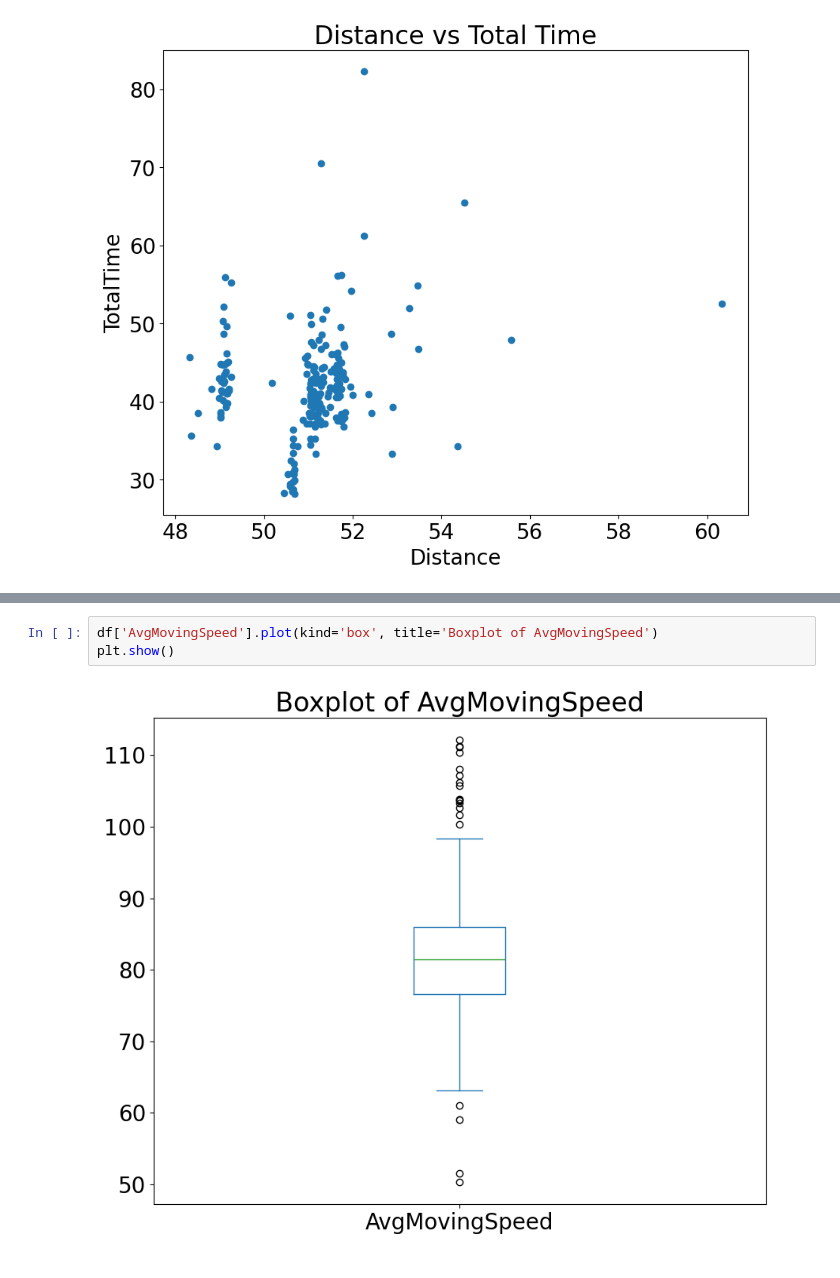
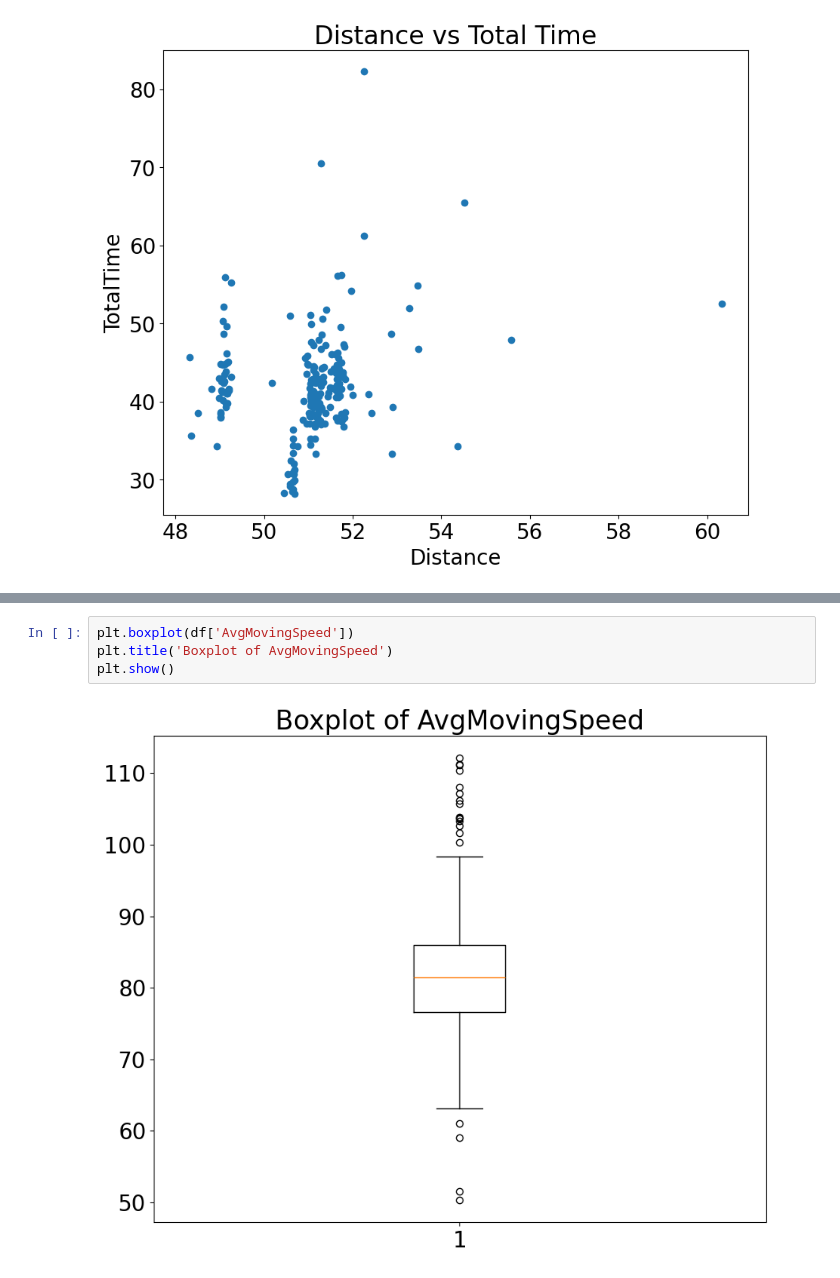
Before and after one commit to kiquefranco/bte320, a Jupyter notebook: PandasAssignment.ipynb, the cells around one changed output, grey strips where cells are left out. Drawn from its saved outputs; the diff is of its cells as text.

```diff
--- a/PandasAssignment.ipynb
+++ b/PandasAssignment.ipynb
@@ -149,5 +150,6 @@ plt.show()
 # %%
-df['AvgMovingSpeed'].plot(kind='box', title='Boxplot of AvgMovingSpeed')
+plt.boxplot(df['AvgMovingSpeed'])
+plt.title('Boxplot of AvgMovingSpeed')
 plt.show()
 # %% [output]
-[figure, old version]
+[figure, new version]
```
Also changed, not shown: parts of 1 cell of this notebook.
